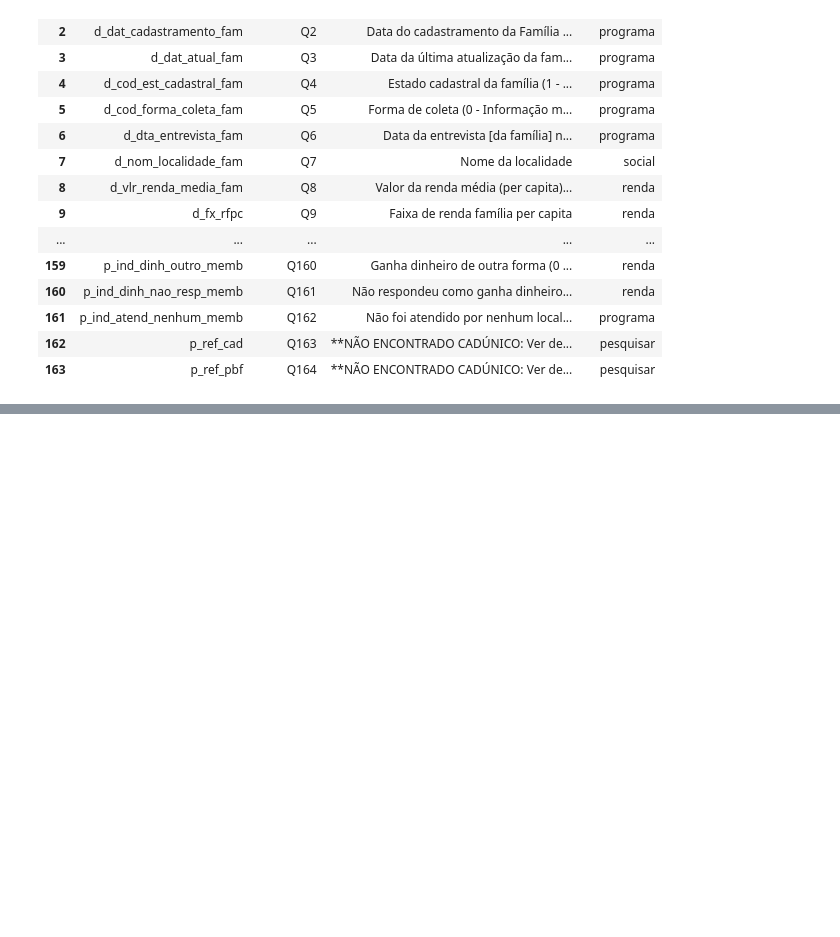
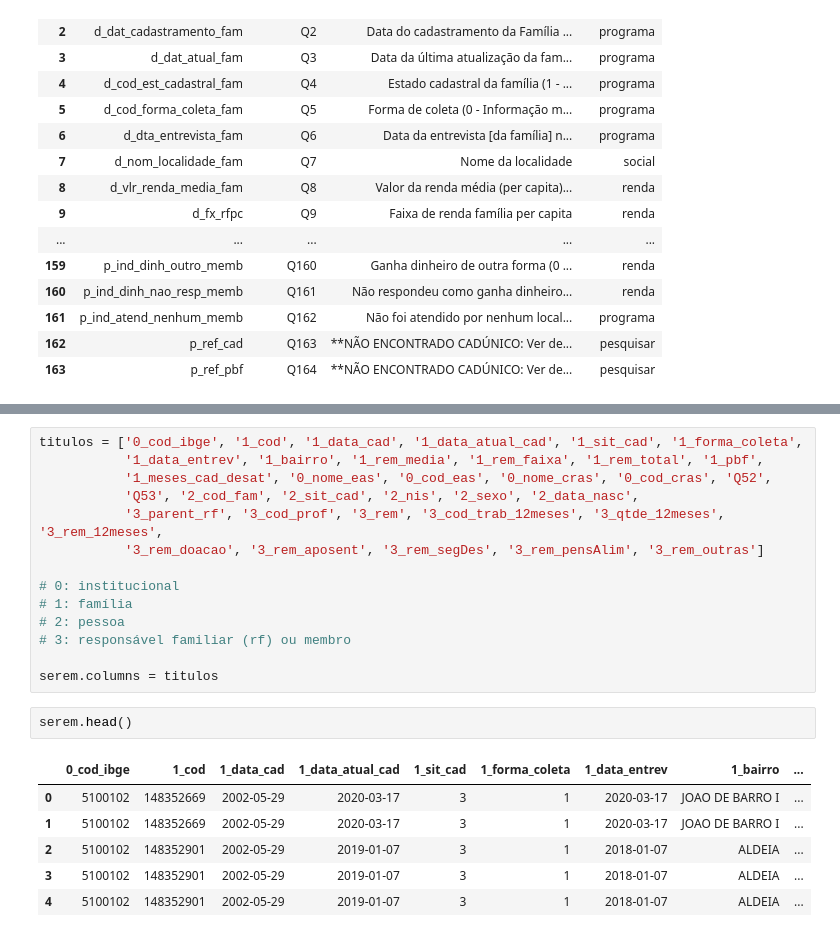
Before and after one commit to fernandovieira1/os_240-2021_setasc, a Jupyter notebook: analise_os.ipynb, the cells around one changed output, grey strips where cells are left out. Saved outputs shown, nothing was run; the diff lists cells and outputs as text; blank space fills up the shorter version.

```diff
--- a/analise_os.ipynb
+++ b/analise_os.ipynb
@@ -80,2 +91,25 @@ serem.tail()
 | 1316483 | 5108956 | 6520457230 | 2021-06-07 | 2021-06-08 | 3 | 1 | 2021-06-08 | CENTRO | 750 | 4 | 1500.0 | ... |
 | 1316484 | 5108956 | 6520457230 | 2021-06-07 | 2021-06-08 | 3 | 1 | 2021-06-08 | CENTRO | 750 | 4 | 1500.0 | ... |
+# %%
+titulos = ['0_cod_ibge', '1_cod', '1_data_cad', '1_data_atual_cad', '1_sit_cad', '1_forma_coleta',
+           '1_data_entrev', '1_bairro', '1_rem_media', '1_rem_faixa', '1_rem_total', '1_pbf',
+           '1_meses_cad_desat', '0_nome_eas', '0_cod_eas', '0_nome_cras', '0_cod_cras', 'Q52',
+           'Q53', '2_cod_fam', '2_sit_cad', '2_nis', '2_sexo', '2_data_nasc',
+           '3_parent_rf', '3_cod_prof', '3_rem', '3_cod_trab_12meses', '3_qtde_12meses', '3_rem_12meses',
+           '3_rem_doacao', '3_rem_aposent', '3_rem_segDes', '3_rem_pensAlim', '3_rem_outras']
+
+# 0: institucional
+# 1: família
+# 2: pessoa
+# 3: responsável familiar (rf) ou membro
+
+serem.columns = titulos
+# %%
+serem.head()
+# %% [output]
+|  | 0_cod_ibge | 1_cod | 1_data_cad | 1_data_atual_cad | 1_sit_cad | 1_forma_coleta | 1_data_entrev | 1_bairro | ... |
+| 0 | 5100102 | 148352669 | 2002-05-29 | 2020-03-17 | 3 | 1 | 2020-03-17 | JOAO DE BARRO I | ... |
+| 1 | 5100102 | 148352669 | 2002-05-29 | 2020-03-17 | 3 | 1 | 2020-03-17 | JOAO DE BARRO I | ... |
+| 2 | 5100102 | 148352901 | 2002-05-29 | 2019-01-07 | 3 | 1 | 2018-01-07 | ALDEIA | ... |
+| 3 | 5100102 | 148352901 | 2002-05-29 | 2019-01-07 | 3 | 1 | 2018-01-07 | ALDEIA | ... |
+| 4 | 5100102 | 148352901 | 2002-05-29 | 2019-01-07 | 3 | 1 | 2018-01-07 | ALDEIA | ... |
```
Also changed, not shown: parts of 6 cells of this notebook.
